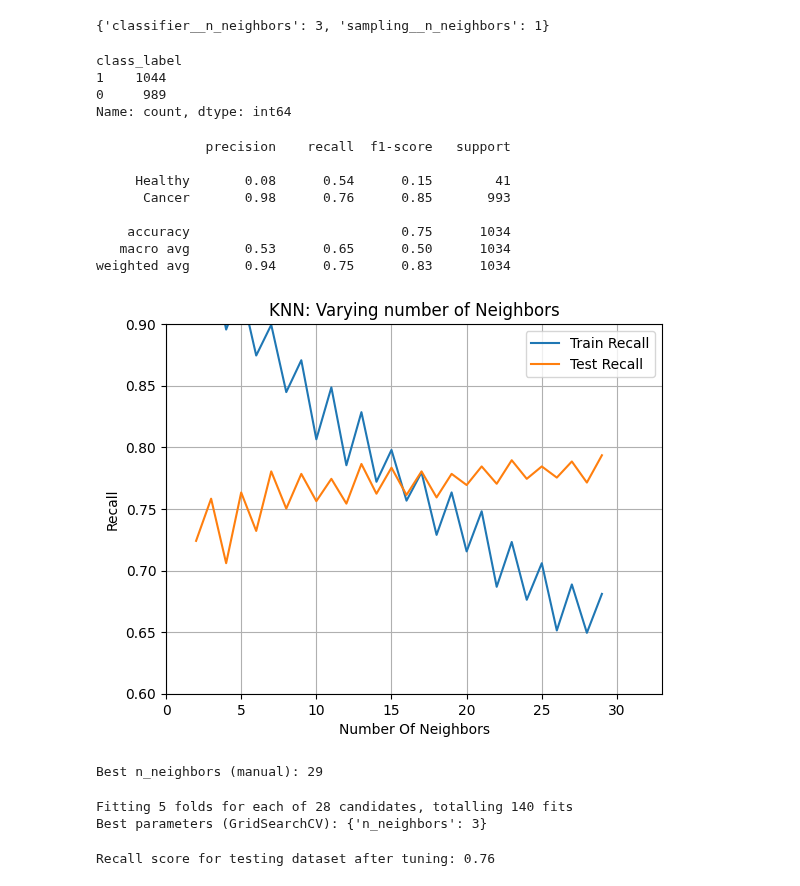
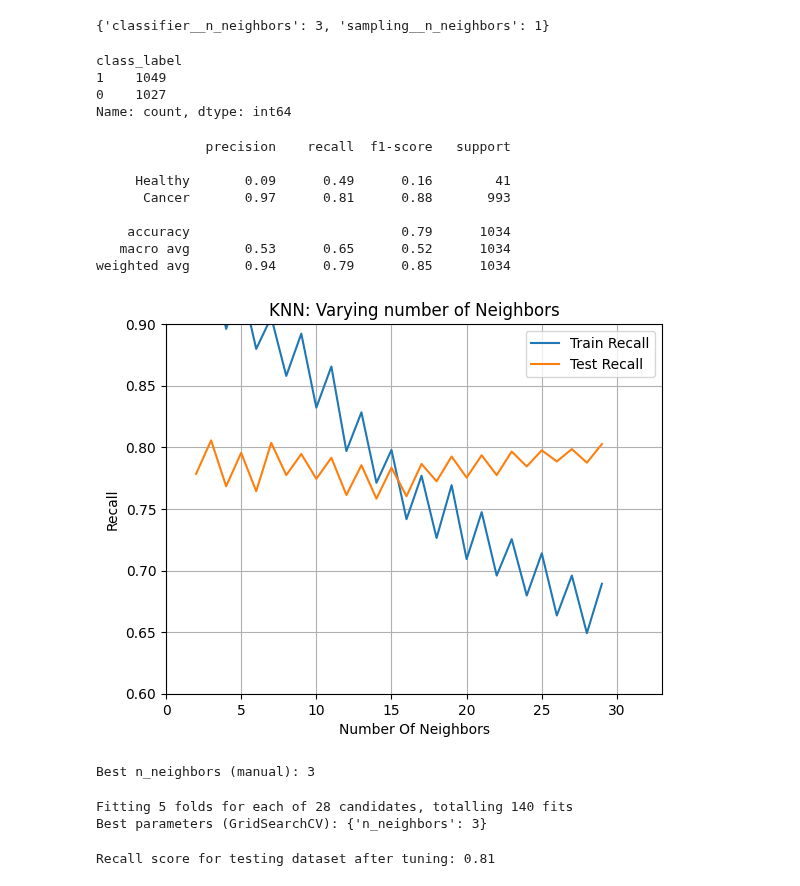
Before and after one commit to dhxrth/IT1244-Final-Project, a Jupyter notebook: KNN_HVC.ipynb, the cells around one changed output. Drawn from its saved outputs; the diff is of its cells as text; code cells hidden in the pictures.

```diff
--- a/KNN_HVC.ipynb
+++ b/KNN_HVC.ipynb
@@ -62,7 +116,7 @@ Name: count, dtype: int64
 # %%
 
 train_x = xvals_train_filtered
-train_y = yvals_binary
+train_y = yvals_train_binary
 
 
 test_y = yvals_test.map({'cancer': 1, 'healthy': 0})
@@ -162,8 +216,8 @@ counts = train_y.value_counts()
 print(counts)
 # %% [output]
 class_label
-1    1044
-0     989
+1    1049
+0    1027
 Name: count, dtype: int64
 # %%
 knn_classifier = KNeighborsClassifier(n_neighbors=best_params_smote['classifier__n_neighbors'])
@@ -173,12 +227,12 @@ print(classification_report(test_y, y_pred, target_names= ["Healthy", "Cancer"])
 # %% [output]
               precision    recall  f1-score   support
 
-     Healthy       0.08      0.54      0.15        41
-      Cancer       0.98      0.76      0.85       993
+     Healthy       0.09      0.49      0.16        41
+      Cancer       0.97      0.81      0.88       993
 
-    accuracy                           0.75      1034
-   macro avg       0.53      0.65      0.50      1034
-weighted avg       0.94      0.75      0.83      1034
+    accuracy                           0.79      1034
+   macro avg       0.53      0.65      0.52      1034
+weighted avg       0.94      0.79      0.85      1034
 # %%
 #hyper parameter tuning
 train_recall_scores = {}
@@ -194,23 +248,23 @@ for neighbor in n_neighbors:
     train_recall_scores[neighbor] = train_recall
     test_recall_scores[neighbor] = test_recall
 # %%
-plt.plot(n_neighbors, train_score.values(), label="Train Recall")
-plt.plot(n_neighbors, test_score.values(), label="Test Recall")
+plt.plot(n_neighbors, train_recall_scores.values(), label="Train Recall")
+plt.plot(n_neighbors, test_recall_scores.values(), label="Test Recall")
 plt.xlabel("Number Of Neighbors")
 plt.ylabel("Recall")
 plt.title("KNN: Varying number of Neighbors")
 plt.legend()
 plt.xlim(0, 33)
 plt.ylim(0.60, 0.90)
 plt.grid()
 plt.show()
 # %% [output]
-[figure, old version]
+[figure, new version]
 # %%
 best_neighbor_manual = max(test_recall_scores, key=test_recall_scores.get)
 print("Best n_neighbors (manual):", best_neighbor_manual)
 # %% [output]
-Best n_neighbors (manual): 29
+Best n_neighbors (manual): 3
 # %%
 # Using GridSearchCV
 kf = KFold(n_splits=5, shuffle=True, random_state=42)
@@ -230,7 +284,7 @@ y_pred=knn.predict(test_x)
 recall = recall_score(test_y, y_pred)
 print("Recall score for testing dataset after tuning: {:.2f}".format(recall))
 # %% [output]
-Recall score for testing dataset after tuning: 0.76
+Recall score for testing dataset after tuning: 0.81
 # %%
 recalls = knn_cv.cv_results_['mean_test_score']  # Access mean test scores (recall)
 params = knn_cv.cv_results_['param_n_neighbors'].data.astype(int)
```
Also changed, not shown: parts of 5 cells of this notebook.
